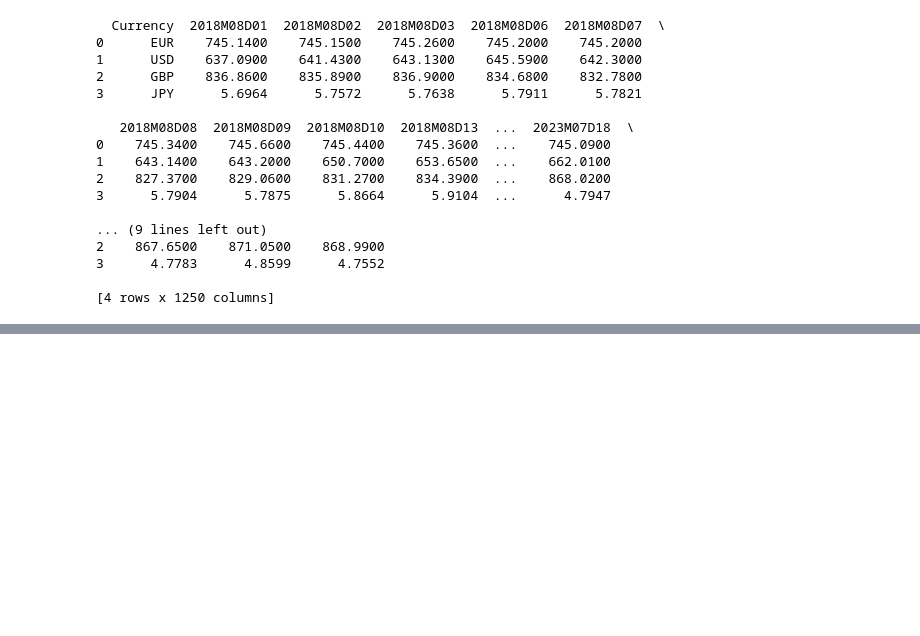
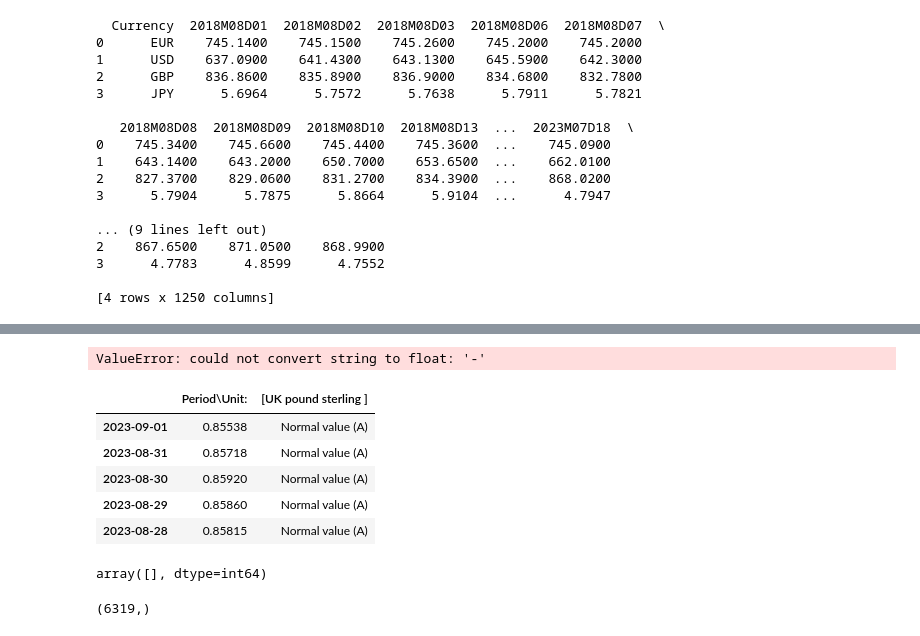
Before and after one commit to sonjamehes/PythonExchangeRate, a Jupyter notebook: test.ipynb, the cells around one changed output, grey strips where cells are left out. Drawn from its saved outputs; the diff is of its cells as text; code cells hidden in the pictures; blank space fills up the shorter version.

```diff
--- a/test.ipynb
+++ b/test.ipynb
@@ -68,0 +90,35 @@ print(df3)
+# %%
+import numpy as np
+price = df['Price'].to_numpy()
+
+for i in range(len(price)):
+    price[i] = float(price[i])
+
+'''plt.figure()
+plt.plot(price)
+plt.show()'''
+
+price
+# %% [output]
+ValueError: could not convert string to float: '-'
+# %%
+data_uk = pd.read_csv('data_uk_2.csv', skiprows=4)
+data_uk.dropna(inplace=True)
+data_uk.head()
+# %% [output]
+|  | Period\Unit: | [UK pound sterling ] |
+| 2023-09-01 | 0.85538 | Normal value (A) |
+| 2023-08-31 | 0.85718 | Normal value (A) |
+| 2023-08-30 | 0.85920 | Normal value (A) |
+| 2023-08-29 | 0.85860 | Normal value (A) |
+| 2023-08-28 | 0.85815 | Normal value (A) |
+# %%
+#data_uk['Period\\Unit:'] = data_uk['Period\\Unit:'].astype(float)
+
+data_test = data_uk['Period\\Unit:'].to_numpy()
+
+idx = np.where(data_test == '-')
+idx = idx[0]
+idx
+# %% [output]
+array([], dtype=int64)
@@ -68,0 +127,4 @@ print(df3)
+# %%
+data_uk['Period\\Unit:'].shape
+# %% [output]
+(6319,)
```
Also changed, not shown: parts of 10 cells of this notebook, 4 other files.
